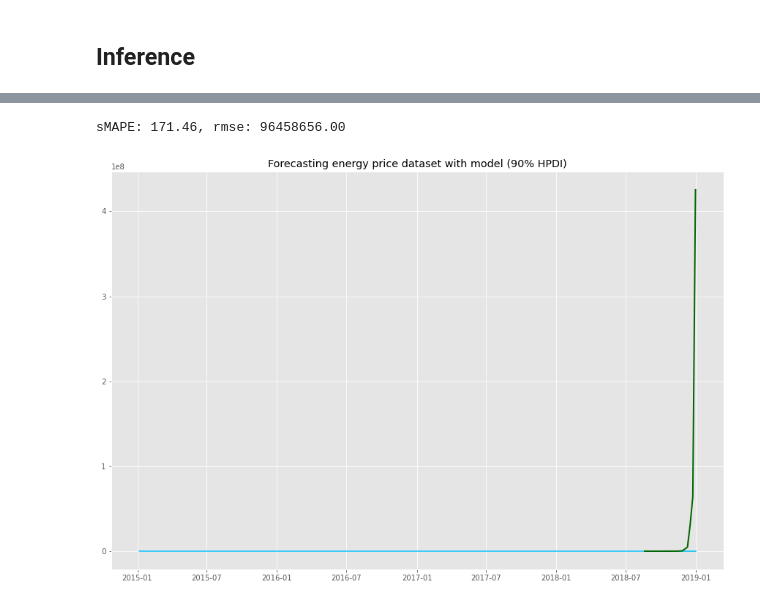
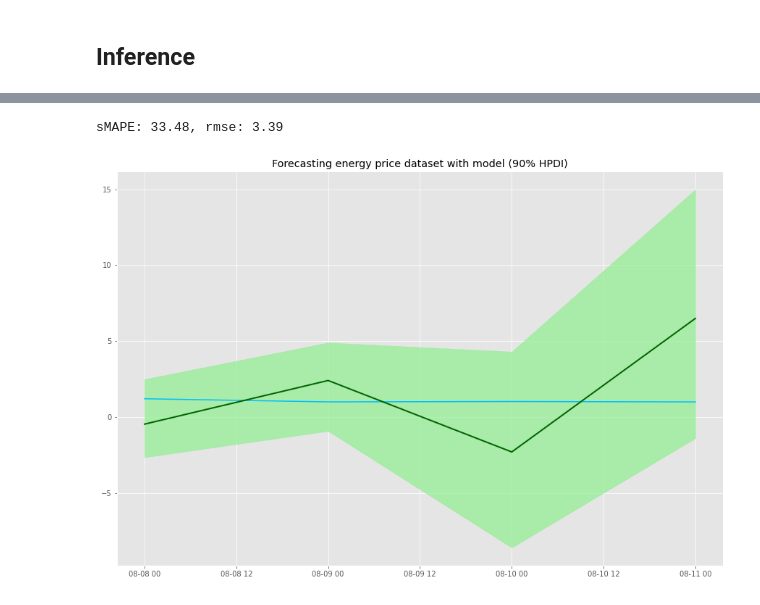
Before and after one commit to wdmdev/42186-MBML-Project, a Jupyter notebook: notebook_william2.ipynb, the cells around one changed output, grey strips where cells are left out. Cells and saved outputs as stored; diff of their text form; code cells hidden in the pictures.

```diff
--- a/notebook_william2.ipynb
+++ b/notebook_william2.ipynb
@@ -163,13 +133,34 @@ Number of test observations: 20
 # %% [markdown]
 ## Model
+# %%
+def AR_model(obs, order, T_forecast=0):
+    # Initialization of ys for the carry according to the given order of the AR
+    y0 = numpyro.sample("y0", dist.Normal(1, 0), sample_shape=(order, 1))
+    timesteps = jnp.arange(len(y0), obs.shape[0] + T_forecast)
+
+    beta = numpyro.sample("beta", dist.Normal(0., 1.), sample_shape=(len(y0),))
+    sigma = numpyro.sample("sigma", dist.HalfCauchy(1.))
+
+    def transition(carry, t):
+        ys = carry
+        m_t = beta@ys
+        y_t = numpyro.sample("y", dist.Normal(m_t, sigma))
+        carry = jnp.concatenate([jnp.array([y_t]), ys[:-1]])
+        return carry, y_t
+
+    with numpyro.handlers.condition(data={"y": obs[len(y0):]}):
+        _, ys = scan(transition, y0 , timesteps)
+    if T_forecast > 0:
+        numpyro.deterministic("y_pred", ys[-T_forecast:])
 # %%
-def AR_model(y, order, T_forecast=0):
+def AR_input_model(y, X, order, T_forecast=0):
     # Initialization of ys for the carry according to the given order of the AR
     init = y[jnp.arange(order-1, -1, -1)]
     timesteps = jnp.arange(len(init), y.shape[0] + T_forecast)
 
 
     alpha = numpyro.sample("alpha", dist.Normal(0., 1.), sample_shape=(len(init),))
+    beta = numpyro.sample("beta", dist.Normal(0., 1.), sample_shape=(X.shape[1],1))
     const = numpyro.sample("const", dist.Normal(0., 1.))
     sigma = numpyro.sample("sigma", dist.HalfCauchy(1.))
     noises = numpyro.sample("noises", fn=dist.Normal(0., 1.), sample_shape=(y.shape[0]+T_forecast-len(init),))
@@ -177,7 +168,7 @@ def AR_model(y, order, T_forecast=0):
 
     def transition(carry, t):
         ys = carry
-        m_t = tau*noises[t] + alpha@ys
+        m_t = alpha@ys + X[t]@beta + tau*noises[t]
         y_t = numpyro.sample("y", dist.Normal(m_t, sigma))
         carry = jnp.concatenate([jnp.array([y_t]), ys[:-1]])
         return carry, y_t
@@ -253,8 +191,9 @@ mcmc = numpyro.infer.MCMC(
     progress_bar=False if "NUMPYRO_SPHINXBUILD" in os.environ else True,
 )
 
+x_train = jnp.array(covariates[:T1])
 y_train = jnp.array(y[:T1])
-mcmc.run(jax.random.PRNGKey(0), y=y_train, order=2)
+mcmc.run(jax.random.PRNGKey(0), obs=y_train, order=1)
 mcmc.print_summary()
 print("\nMCMC elapsed time:", time.time() - start)
 
@@ -264,27 +210,28 @@ KeyboardInterrupt: ignored
 # %%
+forecast_N = 4
 predictive = Predictive(AR_model, posterior_samples, return_sites=["y_pred"])
-forecast_marginal = predictive(random.PRNGKey(1), y_train, order=2, T_forecast=T2-T1)[
+forecast_marginal = predictive(random.PRNGKey(1), obs=y_train, order=1, T_forecast=forecast_N)[
     "y_pred"
 ]
 # %%
-y_test = jnp.array(y[T1:])
+y_test = jnp.array(y[T1:T1+forecast_N])
 y_pred = jnp.mean(forecast_marginal, axis=0)
 sMAPE = jnp.mean(jnp.abs(y_pred - y_test) / (y_pred + y_test)) * 200
 msqrt = jnp.sqrt(jnp.mean((y_pred - y_test) ** 2))
 print("sMAPE: {:.2f}, rmse: {:.2f}".format(sMAPE, msqrt))
 # %% [output]
-sMAPE: 171.46, rmse: 96458656.00
+sMAPE: 33.48, rmse: 3.39
 # %%
 plt.figure(figsize=(15, 10))
-plt.plot(dates, y.numpy().flatten(), 'deepskyblue')
-t_future = dates[T1:]
+plt.plot(dates[T1:T1+forecast_N], y[T1:T1+forecast_N].numpy().flatten(), 'deepskyblue')
+t_future = dates[T1:T1+forecast_N]
 hpd_low, hpd_high = hpdi(forecast_marginal)
 plt.plot(t_future, y_pred, lw=2, color='darkgreen')
 plt.fill_between(t_future, hpd_low.flatten(), hpd_high.flatten(), alpha=0.7, color='lightgreen')
 plt.title("Forecasting energy price dataset with model (90% HPDI)")
 plt.show()
 # %% [output]
-[figure, old version]
+[figure, new version]
 # %%
 def compute_error(trues, predicted):
     corr = np.corrcoef(predicted.flatten(), trues.flatten())[0,1]
```
Also changed, not shown: parts of 7 cells of this notebook.
